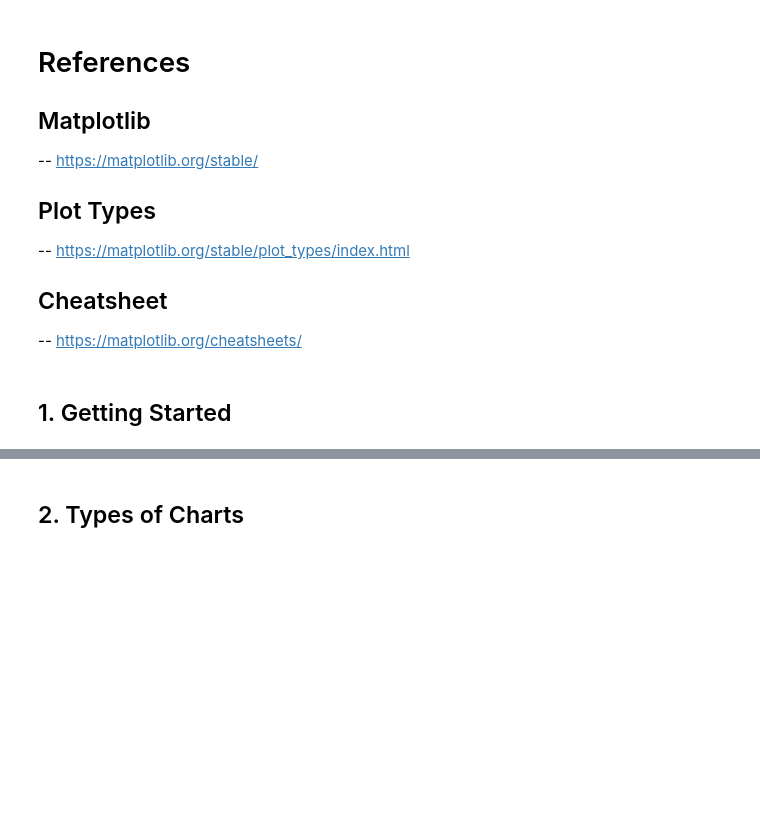
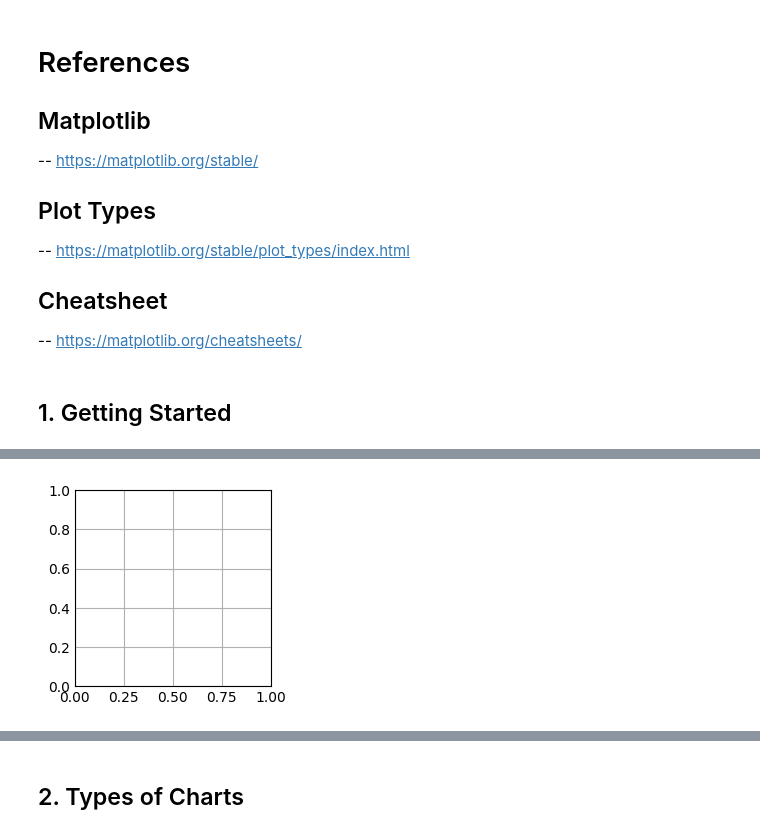
Before and after one commit to ashishpal2702/DataScience-Bootcamp, a Jupyter notebook: Python DS/Data visualisation/Matplotlib Intro.ipynb, the cells around one changed output, grey strips where cells are left out. Drawn from its saved outputs; the diff is of its cells as text; code cells hidden in the pictures; blank space fills up the shorter version.

```diff
--- a/Python DS/Data visualisation/Matplotlib Intro.ipynb
+++ b/Python DS/Data visualisation/Matplotlib Intro.ipynb
@@ -17,0 +25,4 @@
+# %%
+fig, ax = plt.subplots()
+# %% [output]
+[figure, added]
```
Also changed, not shown: parts of 13 cells of this notebook.
